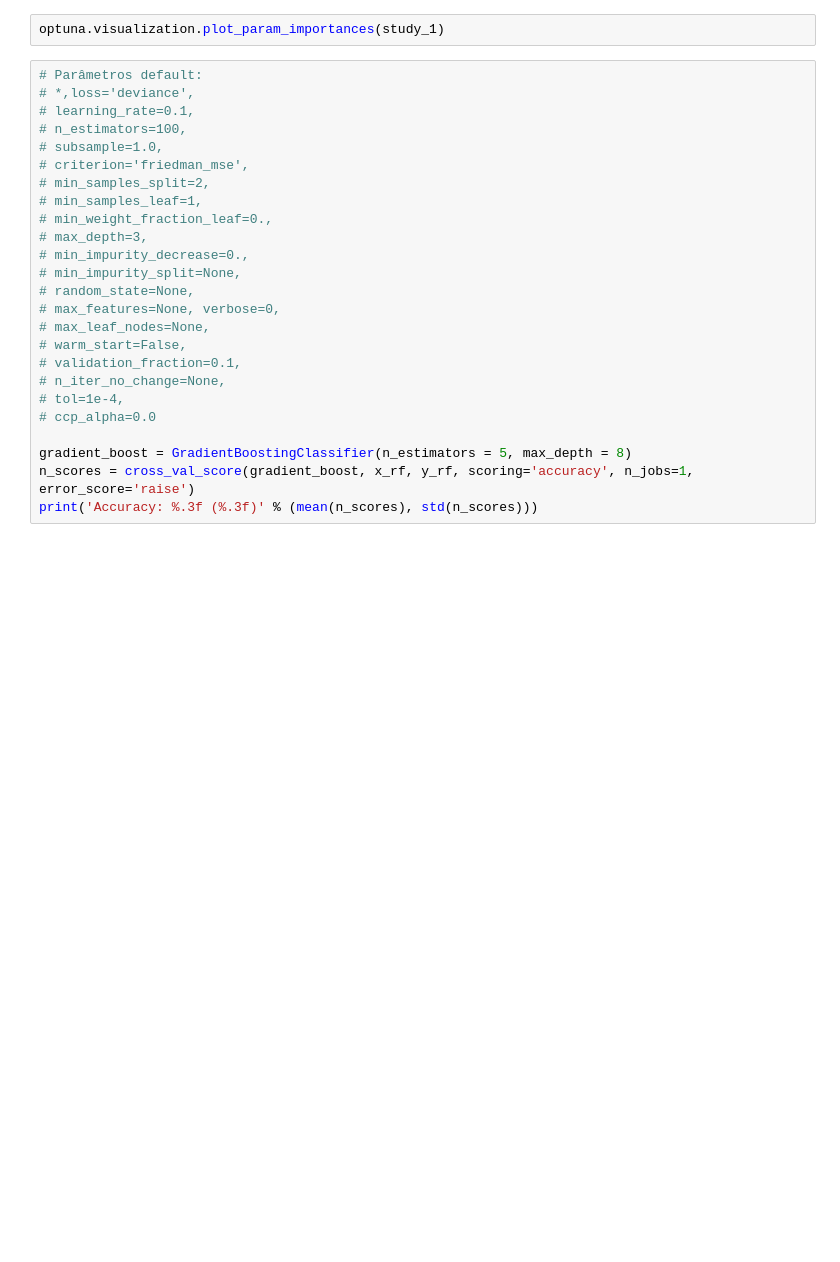
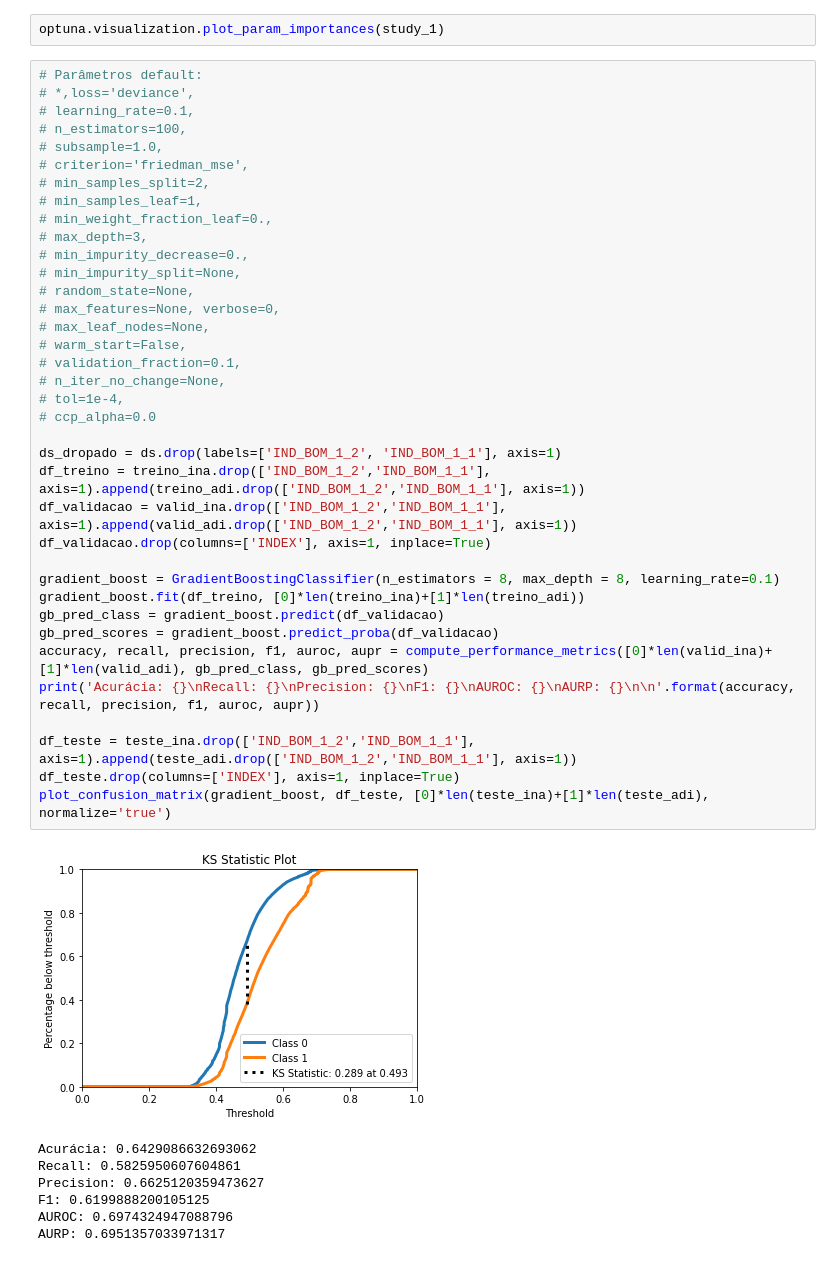
Before and after one commit to AdrianoCabral/projeto-redes, a Jupyter notebook: Projeto_Final.ipynb, the cells around one changed output. Cells and saved outputs as stored; diff of their text form; blank space fills up the shorter version.

Commit message:
Esqueleto de Gradient Boosting com Optuna

```diff
--- a/Projeto_Final.ipynb
+++ b/Projeto_Final.ipynb
@@ -400,28 +352,48 @@ optuna.visualization.plot_optimization_history(study_1)
 optuna.visualization.plot_slice(study_1)
 # %%
 optuna.visualization.plot_param_importances(study_1)
-# %%
-# Parâmetros default:
-# *,loss='deviance',
-# learning_rate=0.1,
-# n_estimators=100,
-# subsample=1.0,
-# criterion='friedman_mse',
-# min_samples_split=2,
-# min_samples_leaf=1,
-# min_weight_fraction_leaf=0.,
-# max_depth=3,
-# min_impurity_decrease=0.,
-# min_impurity_split=None,
-# random_state=None,
-# max_features=None, verbose=0,
-# max_leaf_nodes=None,
-# warm_start=False,
-# validation_fraction=0.1,
-# n_iter_no_change=None,
-# tol=1e-4,
-# ccp_alpha=0.0
-
-gradient_boost = GradientBoostingClassifier(n_estimators = 5, max_depth = 8)
-n_scores = cross_val_score(gradient_boost, x_rf, y_rf, scoring='accuracy', n_jobs=1, error_score='raise')
-print('Accuracy: %.3f (%.3f)' % (mean(n_scores), std(n_scores)))
+# %%
+# Parâmetros default:
+# *,loss='deviance',
+# learning_rate=0.1,
+# n_estimators=100,
+# subsample=1.0,
+# criterion='friedman_mse',
+# min_samples_split=2,
+# min_samples_leaf=1,
+# min_weight_fraction_leaf=0.,
+# max_depth=3,
+# min_impurity_decrease=0.,
+# min_impurity_split=None,
+# random_state=None,
+# max_features=None, verbose=0,
+# max_leaf_nodes=None,
+# warm_start=False,
+# validation_fraction=0.1,
+# n_iter_no_change=None,
+# tol=1e-4,
+# ccp_alpha=0.0
+
+ds_dropado = ds.drop(labels=['IND_BOM_1_2', 'IND_BOM_1_1'], axis=1)
+df_treino = treino_ina.drop(['IND_BOM_1_2','IND_BOM_1_1'], axis=1).append(treino_adi.drop(['IND_BOM_1_2','IND_BOM_1_1'], axis=1))
+df_validacao = valid_ina.drop(['IND_BOM_1_2','IND_BOM_1_1'], axis=1).append(valid_adi.drop(['IND_BOM_1_2','IND_BOM_1_1'], axis=1))
+df_validacao.drop(columns=['INDEX'], axis=1, inplace=True)
+
+gradient_boost = GradientBoostingClassifier(n_estimators = 8, max_depth = 8, learning_rate=0.1)
+gradient_boost.fit(df_treino, [0]*len(treino_ina)+[1]*len(treino_adi))
+gb_pred_class = gradient_boost.predict(df_validacao)
+gb_pred_scores = gradient_boost.predict_proba(df_validacao)
+accuracy, recall, precision, f1, auroc, aupr = compute_performance_metrics([0]*len(valid_ina)+[1]*len(valid_adi), gb_pred_class, gb_pred_scores)
+print('Acurácia: {}\nRecall: {}\nPrecision: {}\nF1: {}\nAUROC: {}\nAURP: {}\n\n'.format(accuracy, recall, precision, f1, auroc, aupr))
+
+df_teste = teste_ina.drop(['IND_BOM_1_2','IND_BOM_1_1'], axis=1).append(teste_adi.drop(['IND_BOM_1_2','IND_BOM_1_1'], axis=1))
+df_teste.drop(columns=['INDEX'], axis=1, inplace=True)
+plot_confusion_matrix(gradient_boost, df_teste, [0]*len(teste_ina)+[1]*len(teste_adi), normalize='true')
+# %% [output]
+[figure, added]
+Acurácia: 0.6429086632693062
+Recall: 0.5825950607604861
+Precision: 0.6625120359473627
+F1: 0.6199888200105125
+AUROC: 0.6974324947088796
+AURP: 0.6951357033971317
```
Also changed, not shown: parts of 9 cells of this notebook.
